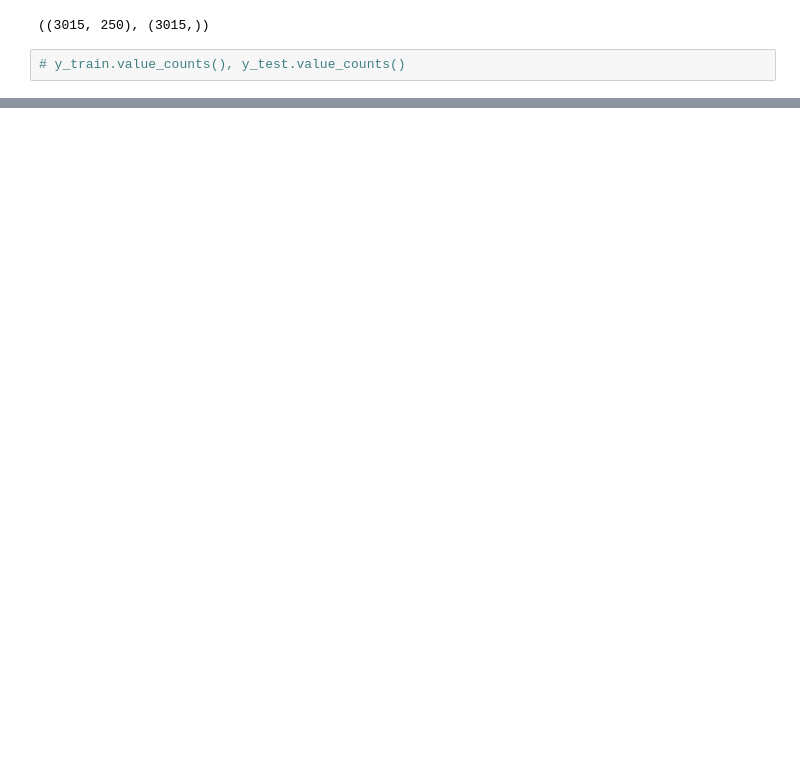
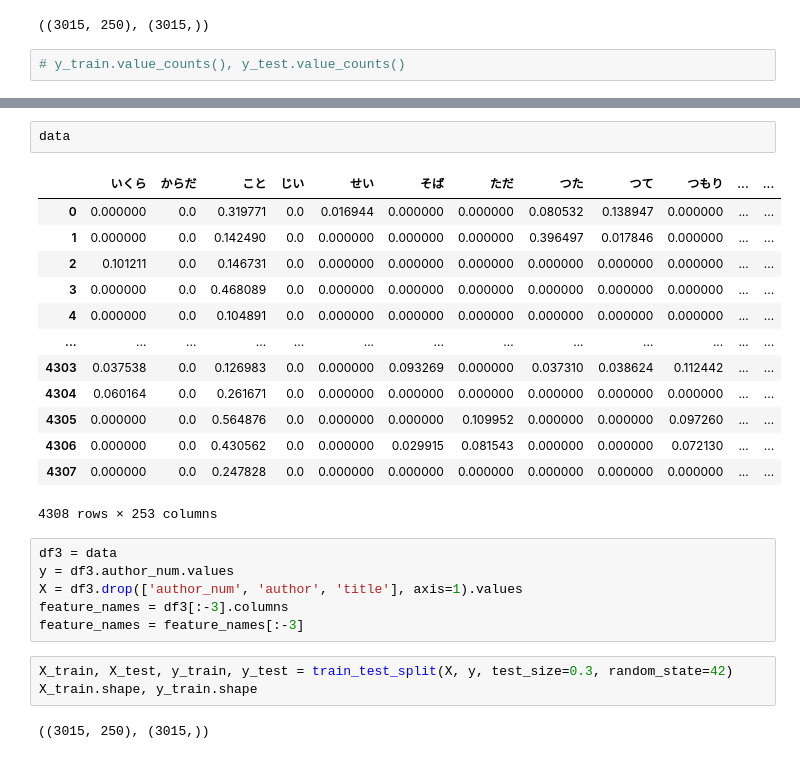
Before and after one commit to tai1012/aozora, a Jupyter notebook: ML/main_vec.ipynb, the cells around one changed output, grey strips where cells are left out. Drawn from its saved outputs; the diff is of its cells as text; blank space fills up the shorter version.

```diff
--- a/ML/main_vec.ipynb
+++ b/ML/main_vec.ipynb
@@ -80,0 +343,27 @@ lgbm = lgbm.LGBMClassifier(max_depth=10,
+# %%
+data
+# %% [output]
+|  | いくら | からだ | こと | じい | せい | そば | ただ | つた | つて | つもり | ... | ... |
+| 0 | 0.000000 | 0.0 | 0.319771 | 0.0 | 0.016944 | 0.000000 | 0.000000 | 0.080532 | 0.138947 | 0.000000 | ... | ... |
+| 1 | 0.000000 | 0.0 | 0.142490 | 0.0 | 0.000000 | 0.000000 | 0.000000 | 0.396497 | 0.017846 | 0.000000 | ... | ... |
+| 2 | 0.101211 | 0.0 | 0.146731 | 0.0 | 0.000000 | 0.000000 | 0.000000 | 0.000000 | 0.000000 | 0.000000 | ... | ... |
+| 3 | 0.000000 | 0.0 | 0.468089 | 0.0 | 0.000000 | 0.000000 | 0.000000 | 0.000000 | 0.000000 | 0.000000 | ... | ... |
+| 4 | 0.000000 | 0.0 | 0.104891 | 0.0 | 0.000000 | 0.000000 | 0.000000 | 0.000000 | 0.000000 | 0.000000 | ... | ... |
+| ... | ... | ... | ... | ... | ... | ... | ... | ... | ... | ... | ... | ... |
+| 4303 | 0.037538 | 0.0 | 0.126983 | 0.0 | 0.000000 | 0.093269 | 0.000000 | 0.037310 | 0.038624 | 0.112442 | ... | ... |
+| 4304 | 0.060164 | 0.0 | 0.261671 | 0.0 | 0.000000 | 0.000000 | 0.000000 | 0.000000 | 0.000000 | 0.000000 | ... | ... |
+| 4305 | 0.000000 | 0.0 | 0.564876 | 0.0 | 0.000000 | 0.000000 | 0.109952 | 0.000000 | 0.000000 | 0.097260 | ... | ... |
+| 4306 | 0.000000 | 0.0 | 0.430562 | 0.0 | 0.000000 | 0.029915 | 0.081543 | 0.000000 | 0.000000 | 0.072130 | ... | ... |
+| 4307 | 0.000000 | 0.0 | 0.247828 | 0.0 | 0.000000 | 0.000000 | 0.000000 | 0.000000 | 0.000000 | 0.000000 | ... | ... |
+4308 rows × 253 columns
+# %%
+df3 = data
+y = df3.author_num.values
+X = df3.drop(['author_num', 'author', 'title'], axis=1).values
+feature_names = df3[:-3].columns
+feature_names = feature_names[:-3]
+# %%
+X_train, X_test, y_train, y_test = train_test_split(X, y, test_size=0.3, random_state=42)
+X_train.shape, y_train.shape
+# %% [output]
+((3015, 250), (3015,))
```
Also changed, not shown: parts of 28 cells of this notebook, 5 other files.
